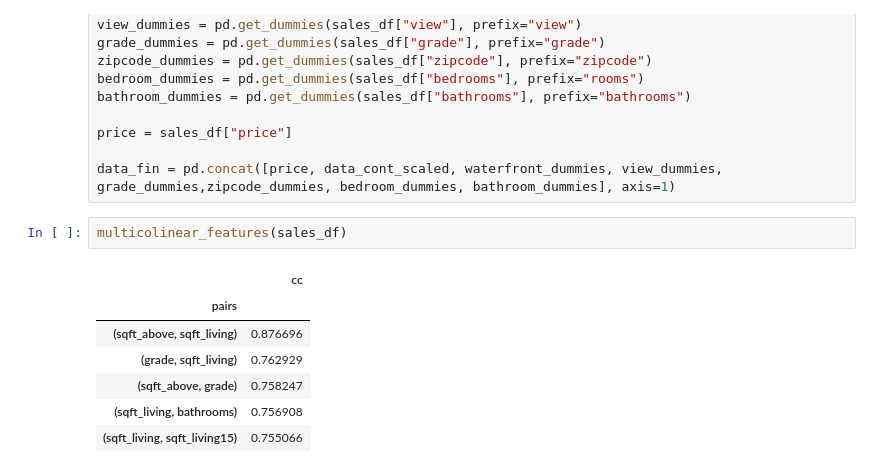
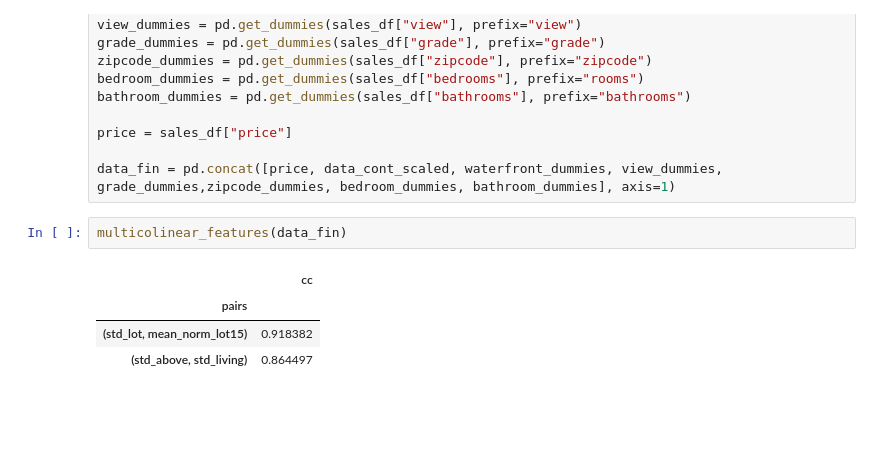
Before and after one commit to dorjeys3/King_County_Real_Estate, a Jupyter notebook: Book 2.ipynb, the cells around one changed output. Drawn from its saved outputs; the diff is of its cells as text; blank space fills up the shorter version.

```diff
--- a/Book 2.ipynb
+++ b/Book 2.ipynb
@@ -149,12 +150,9 @@ price = sales_df["price"]
 
 data_fin = pd.concat([price, data_cont_scaled, waterfront_dummies, view_dummies, grade_dummies,zipcode_dummies, bedroom_dummies, bathroom_dummies], axis=1)
 # %%
-multicolinear_features(sales_df)
+multicolinear_features(data_fin)
 # %% [output]
 |  | cc |
 | pairs |  |
-| (sqft_above, sqft_living) | 0.876696 |
-| (grade, sqft_living) | 0.762929 |
-| (sqft_above, grade) | 0.758247 |
-| (sqft_living, bathrooms) | 0.756908 |
-| (sqft_living, sqft_living15) | 0.755066 |
+| (std_lot, mean_norm_lot15) | 0.918382 |
+| (std_above, std_living) | 0.864497 |
```
Also changed, not shown: parts of 6 cells of this notebook.
